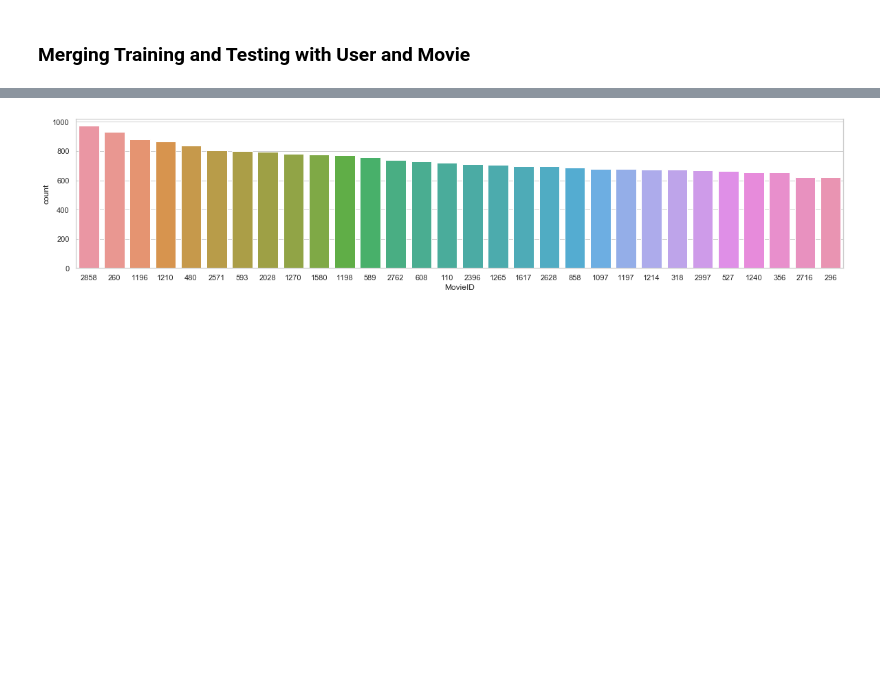
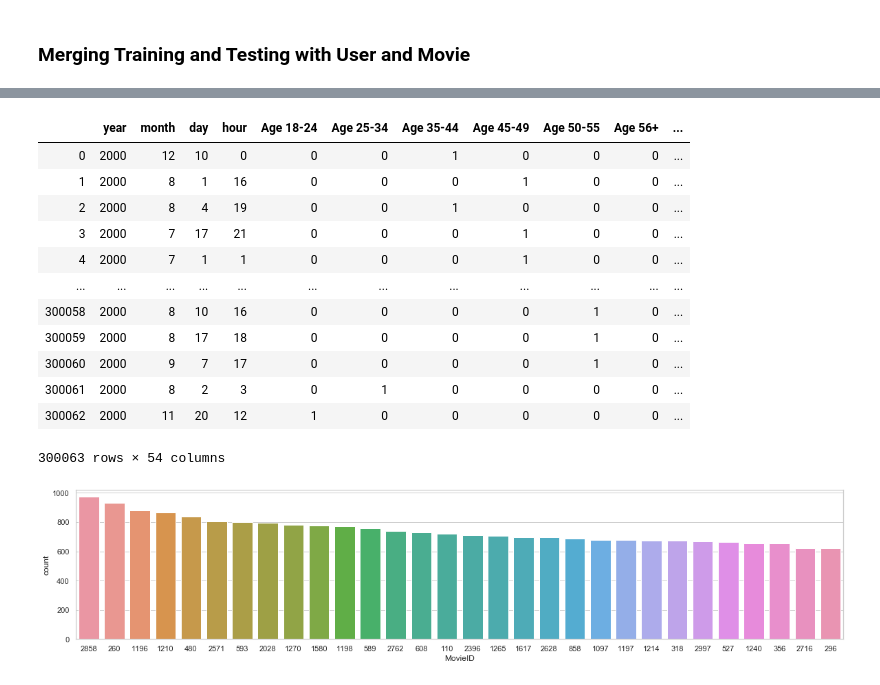
Before and after one commit to kevinandrianliu/Final-Project-DSDM, a Jupyter notebook: Final Project_ Sistem Rekomendasi.ipynb, the cells around one changed output, grey strips where cells are left out. Drawn from its saved outputs; the diff is of its cells as text; code cells hidden in the pictures; blank space fills up the shorter version.

```diff
--- a/Final Project_ Sistem Rekomendasi.ipynb
+++ b/Final Project_ Sistem Rekomendasi.ipynb
@@ -621,3 +591,7 @@ dummytrain2.head()
 | 2 | 181 | 2384 | 2 | 2000 | 12 | 17 | 21 |
 | 3 | 1968 | 1610 | 4 | 2000 | 11 | 20 | 17 |
 | 4 | 4156 | 2410 | 4 | 2000 | 8 | 3 | 22 |
+# %%
+dummytest = test.copy()
+dummytest['Timestamp'] = pd.to_datetime(dummytest['Timestamp'], unit='s')
+dummytest
@@ -623,0 +612,7 @@ dummytrain2.head()
+# %%
+dummytest['year'] = pd.DatetimeIndex(dummytest['Timestamp']).year
+dummytest['month'] = pd.DatetimeIndex(dummytest['Timestamp']).month
+dummytest['day'] = pd.DatetimeIndex(dummytest['Timestamp']).day
+dummytest['hour'] = pd.DatetimeIndex(dummytest['Timestamp']).hour
+dummytest = dummytest.drop(columns = ['Timestamp'])
+dummytest.head()
@@ -806,3 +907,23 @@ testing_user_movie.head()
+# %%
+# Change with dummy if needed
+testing_user = pd.merge(dummytest, users, on=['UserID'], how='left')
+testing_user_movie = pd.merge(testing_user, movies_genre, on=['MovieID'], how='left')
+X_test = testing_user_movie.drop(['UserID', 'MovieID'], axis = 1)
+X_test
+# %% [output]
+|  | year | month | day | hour | Age 18-24 | Age 25-34 | Age 35-44 | Age 45-49 | Age 50-55 | Age 56+ | ... |
+| 0 | 2000 | 12 | 10 | 0 | 0 | 0 | 1 | 0 | 0 | 0 | ... |
+| 1 | 2000 | 8 | 1 | 16 | 0 | 0 | 0 | 1 | 0 | 0 | ... |
+| 2 | 2000 | 8 | 4 | 19 | 0 | 0 | 1 | 0 | 0 | 0 | ... |
+| 3 | 2000 | 7 | 17 | 21 | 0 | 0 | 0 | 1 | 0 | 0 | ... |
+| 4 | 2000 | 7 | 1 | 1 | 0 | 0 | 0 | 1 | 0 | 0 | ... |
+| ... | ... | ... | ... | ... | ... | ... | ... | ... | ... | ... | ... |
+| 300058 | 2000 | 8 | 10 | 16 | 0 | 0 | 0 | 0 | 1 | 0 | ... |
+| 300059 | 2000 | 8 | 17 | 18 | 0 | 0 | 0 | 0 | 1 | 0 | ... |
+| 300060 | 2000 | 9 | 7 | 17 | 0 | 0 | 0 | 0 | 1 | 0 | ... |
+| 300061 | 2000 | 8 | 2 | 3 | 0 | 1 | 0 | 0 | 0 | 0 | ... |
+| 300062 | 2000 | 11 | 20 | 12 | 1 | 0 | 0 | 0 | 0 | 0 | ... |
+300063 rows × 54 columns
 # %%
 plt.figure(figsize=(20,4))
 ax = sns.countplot(x="MovieID", data=testing_user_movie, order=testing_user_movie["MovieID"].value_counts().iloc[:30].index)
```
Also changed, not shown: parts of 29 cells of this notebook, 1 other file.
